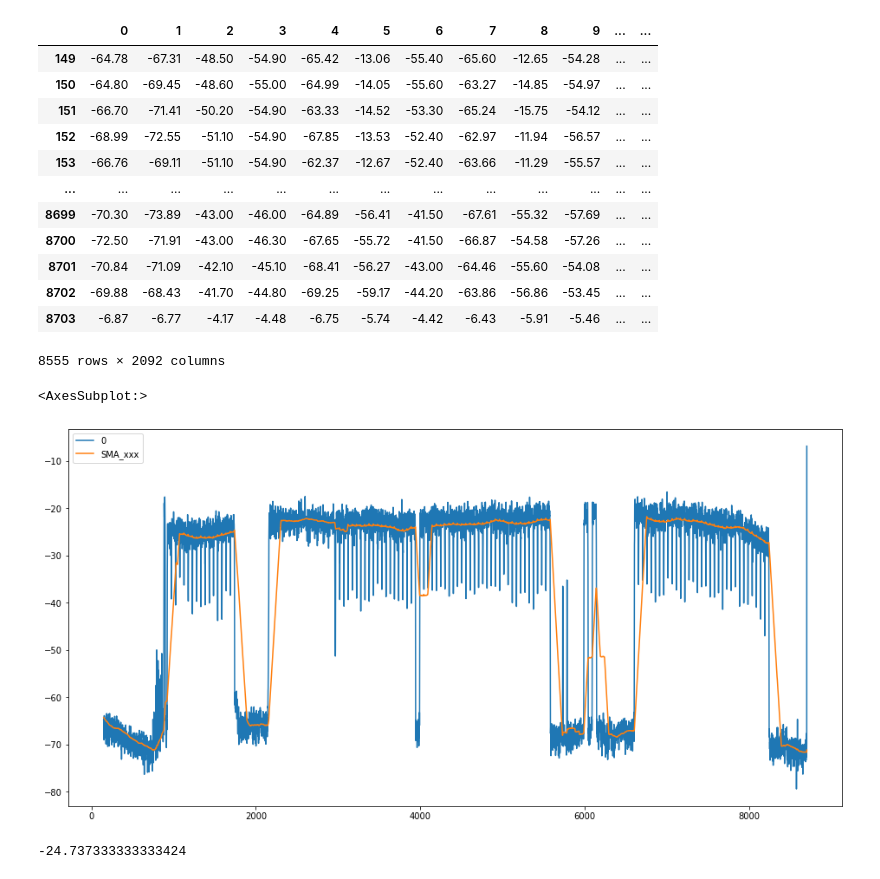
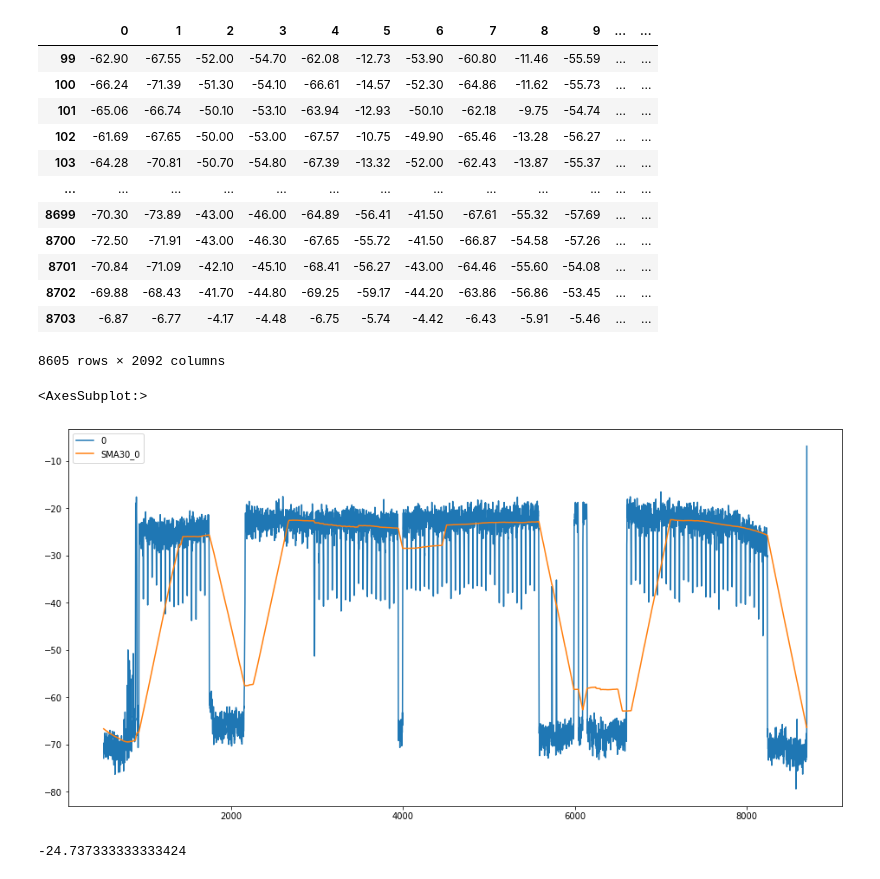
Before and after one commit to lisa8633/Cox-Project, a Jupyter notebook: MovingAvg.ipynb, the cells around one changed output. Drawn from its saved outputs; the diff is of its cells as text; code cells hidden in the pictures.

```diff
--- a/MovingAvg.ipynb
+++ b/MovingAvg.ipynb
@@ -58,22 +21,22 @@ df_t
 cols = list(df_t.columns)
 for i in cols:
     temp = df_t[i].to_frame()
-    new = "SMA150_"+str(i)
-    df_t[new] = temp.rolling(150).mean()
+    new = "SMA100_"+str(i)
+    df_t[new] = temp.rolling(100).mean()
 df_t.dropna(inplace=True)
 df_t
 # %% [output]
 |  | 0 | 1 | 2 | 3 | 4 | 5 | 6 | 7 | 8 | 9 | ... | ... |
-| 149 | -64.78 | -67.31 | -48.50 | -54.90 | -65.42 | -13.06 | -55.40 | -65.60 | -12.65 | -54.28 | ... | ... |
-| 150 | -64.80 | -69.45 | -48.60 | -55.00 | -64.99 | -14.05 | -55.60 | -63.27 | -14.85 | -54.97 | ... | ... |
-| 151 | -66.70 | -71.41 | -50.20 | -54.90 | -63.33 | -14.52 | -53.30 | -65.24 | -15.75 | -54.12 | ... | ... |
-| 152 | -68.99 | -72.55 | -51.10 | -54.90 | -67.85 | -13.53 | -52.40 | -62.97 | -11.94 | -56.57 | ... | ... |
-| 153 | -66.76 | -69.11 | -51.10 | -54.90 | -62.37 | -12.67 | -52.40 | -63.66 | -11.29 | -55.57 | ... | ... |
+| 99 | -62.90 | -67.55 | -52.00 | -54.70 | -62.08 | -12.73 | -53.90 | -60.80 | -11.46 | -55.59 | ... | ... |
+| 100 | -66.24 | -71.39 | -51.30 | -54.10 | -66.61 | -14.57 | -52.30 | -64.86 | -11.62 | -55.73 | ... | ... |
+| 101 | -65.06 | -66.74 | -50.10 | -53.10 | -63.94 | -12.93 | -50.10 | -62.18 | -9.75 | -54.74 | ... | ... |
+| 102 | -61.69 | -67.65 | -50.00 | -53.00 | -67.57 | -10.75 | -49.90 | -65.46 | -13.28 | -56.27 | ... | ... |
+| 103 | -64.28 | -70.81 | -50.70 | -54.80 | -67.39 | -13.32 | -52.00 | -62.43 | -13.87 | -55.37 | ... | ... |
 | ... | ... | ... | ... | ... | ... | ... | ... | ... | ... | ... | ... | ... |
 | 8699 | -70.30 | -73.89 | -43.00 | -46.00 | -64.89 | -56.41 | -41.50 | -67.61 | -55.32 | -57.69 | ... | ... |
 | 8700 | -72.50 | -71.91 | -43.00 | -46.30 | -67.65 | -55.72 | -41.50 | -66.87 | -54.58 | -57.26 | ... | ... |
 | 8701 | -70.84 | -71.09 | -42.10 | -45.10 | -68.41 | -56.27 | -43.00 | -64.46 | -55.60 | -54.08 | ... | ... |
 | 8702 | -69.88 | -68.43 | -41.70 | -44.80 | -69.25 | -59.17 | -44.20 | -63.86 | -56.86 | -53.45 | ... | ... |
 | 8703 | -6.87 | -6.77 | -4.17 | -4.48 | -6.75 | -5.74 | -4.42 | -6.43 | -5.91 | -5.46 | ... | ... |
-8555 rows × 2092 columns
+8605 rows × 2092 columns
 # %%
@@ -81,14 +44,14 @@ dfSMA150 = df_t.drop(columns = cols)
 # %%
 df_t = subset.T
 df_t = df_t[0].to_frame()
-df_t['SMA_xxx'] = df_t[0].rolling(150).mean()
+df_t['SMA30_0'] = df_t[0].rolling(150).mean()
 df_t.dropna(inplace=True)
 #df_t
-df_t[[0, 'SMA_xxx']].plot(label='SMA',
+df_t[[0, 'SMA30_0']].plot(label='SMA30',
                                   figsize=(16, 8))
 # %% [output]
 <AxesSubplot:>
-[figure, old version]
+[figure, new version]
 # %%
 df_t = subset.T
 df_t = df_t[0].to_frame()
```
Also changed, not shown: parts of 12 cells of this notebook, 2 other files.
